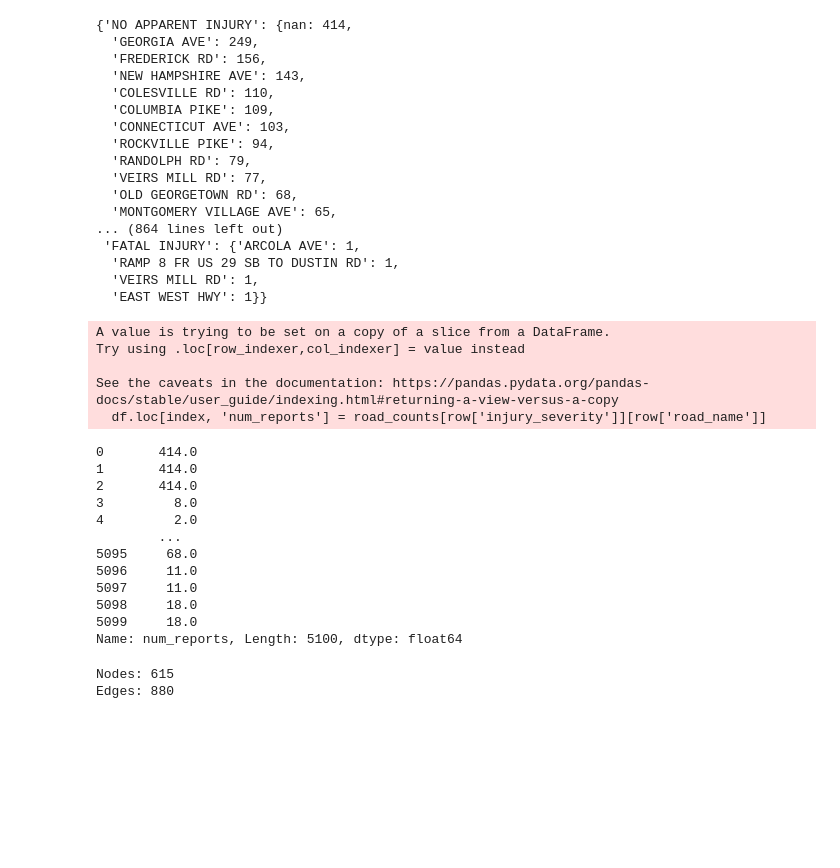
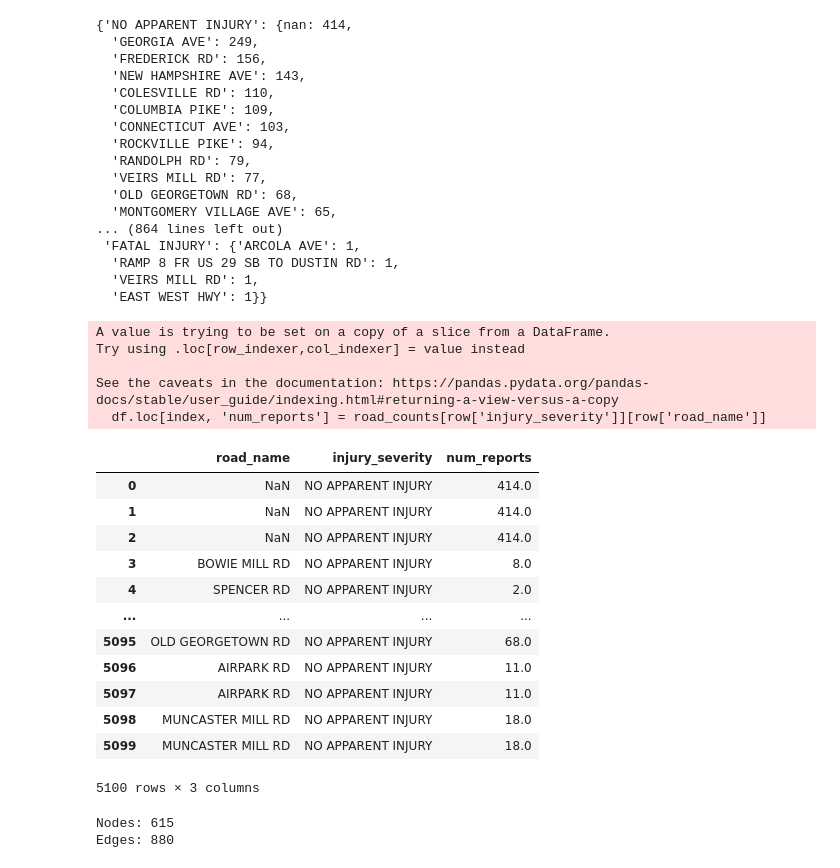
Before and after one commit to kimesco/inst414-modules, a Jupyter notebook: Module2/Module2.ipynb, the cells around one changed output. Drawn from its saved outputs; the diff is of its cells as text; code cells hidden in the pictures; blank space fills up the shorter version.

Commit message:
Changed num_reports output

```diff
--- a/Module2/Module2.ipynb
+++ b/Module2/Module2.ipynb
@@ -108,26 +108,27 @@ road_counts
 # %%
 for index, row in df.iterrows():
     df.loc[index, 'num_reports'] = road_counts[row['injury_severity']][row['road_name']]
 
-df['num_reports']
+df[['road_name', 'injury_severity', 'num_reports']]
 # %% [output]
 A value is trying to be set on a copy of a slice from a DataFrame.
 Try using .loc[row_indexer,col_indexer] = value instead
 
 See the caveats in the documentation: https://pandas.pydata.org/pandas-docs/stable/user_guide/indexing.html#returning-a-view-versus-a-copy
   df.loc[index, 'num_reports'] = road_counts[row['injury_severity']][row['road_name']]
+|  | road_name | injury_severity | num_reports |
+| 0 | NaN | NO APPARENT INJURY | 414.0 |
+| 1 | NaN | NO APPARENT INJURY | 414.0 |
+| 2 | NaN | NO APPARENT INJURY | 414.0 |
+| 3 | BOWIE MILL RD | NO APPARENT INJURY | 8.0 |
+| 4 | SPENCER RD | NO APPARENT INJURY | 2.0 |
+| ... | ... | ... | ... |
+| 5095 | OLD GEORGETOWN RD | NO APPARENT INJURY | 68.0 |
+| 5096 | AIRPARK RD | NO APPARENT INJURY | 11.0 |
+| 5097 | AIRPARK RD | NO APPARENT INJURY | 11.0 |
+| 5098 | MUNCASTER MILL RD | NO APPARENT INJURY | 18.0 |
+| 5099 | MUNCASTER MILL RD | NO APPARENT INJURY | 18.0 |
-0       414.0
-1       414.0
-2       414.0
-3         8.0
-4         2.0
-        ...
-5095     68.0
-5096     11.0
-5097     11.0
-5098     18.0
-5099     18.0
-Name: num_reports, Length: 5100, dtype: float64
+5100 rows × 3 columns
 # %%
 g = nx.Graph()
 # %%
```
Also changed, not shown: parts of 1 cell of this notebook, 1 other file.
